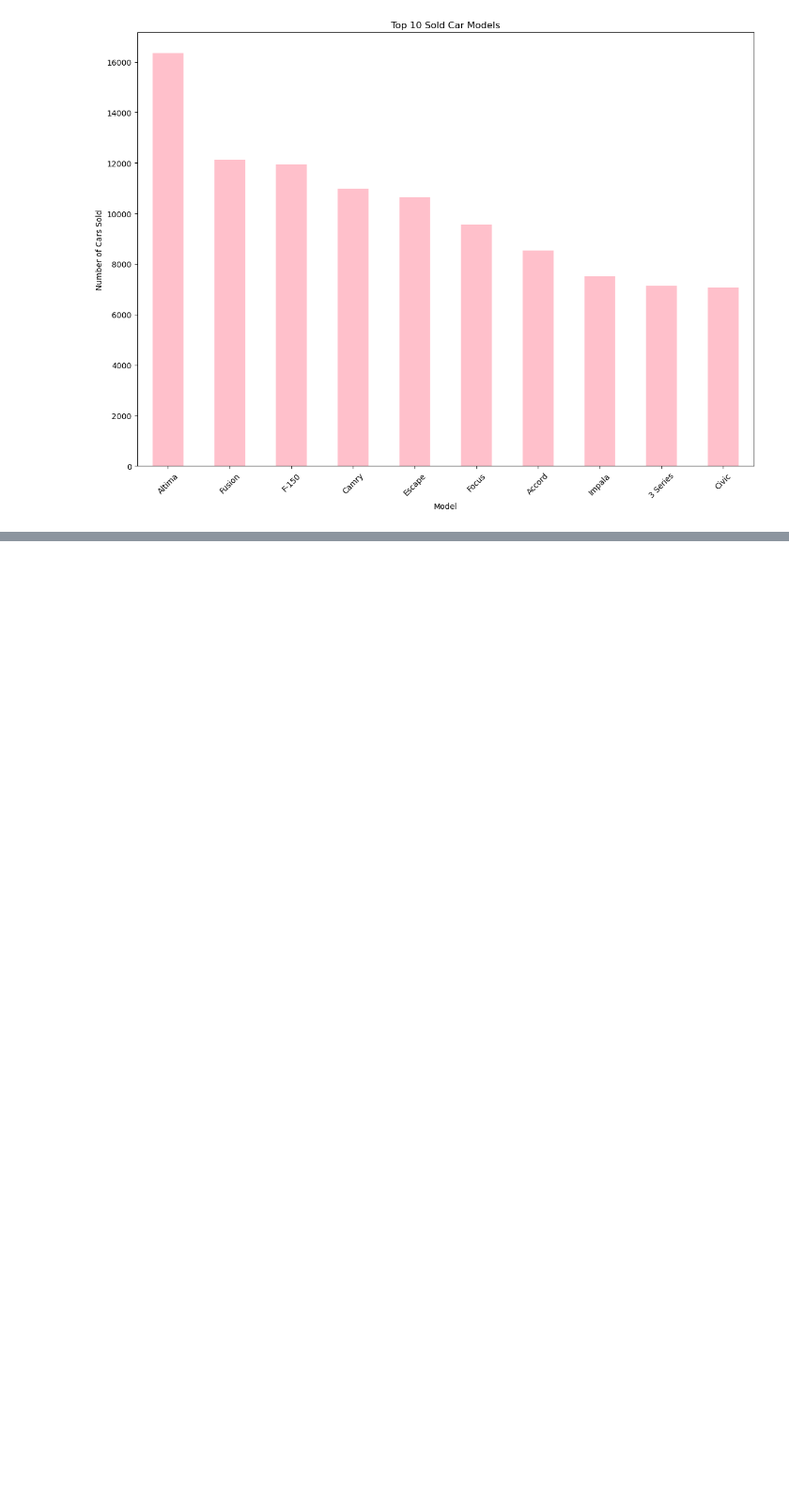
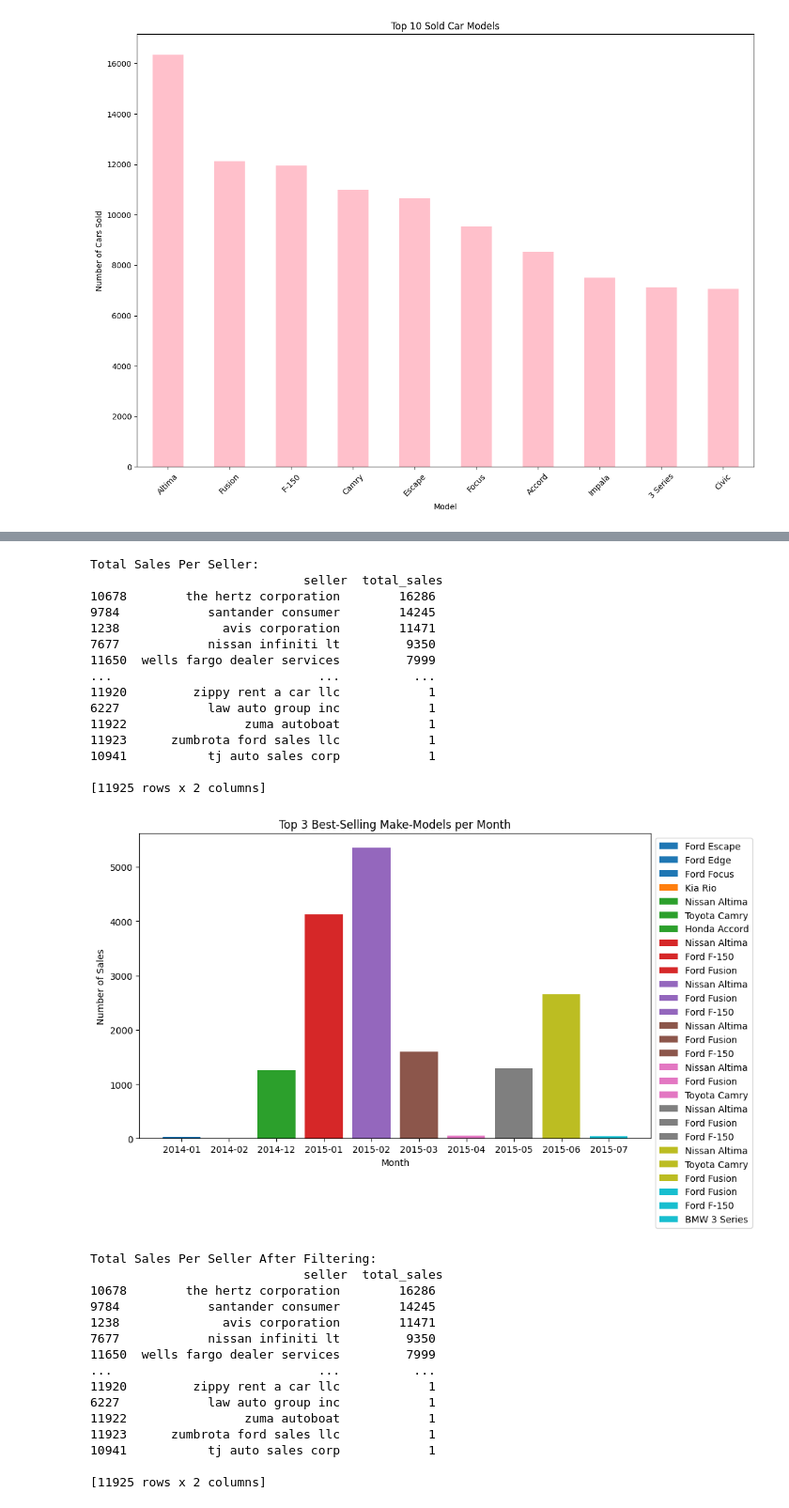
Before and after one commit to VicentePina7210/Car-Auction-Data-Analysis-Project, a Jupyter notebook: notebooks/exploration.ipynb, the cells around one changed output, grey strips where cells are left out. Shown at 94% size. Drawn from its saved outputs; the diff is of its cells as text; code cells hidden in the pictures; blank space fills up the shorter version.

```diff
--- a/notebooks/exploration.ipynb
+++ b/notebooks/exploration.ipynb
@@ -684,0 +803,58 @@ plt.show()
+# %%
+#This is pretty much the same code but I removed two large influences and got the same results
+car_df_filtered_copy = car_df.copy()
+sellers_to_drop = ["ford motor credit company,llc", "nissan-infiniti lt"]
+car_df_filtered = car_df_filtered_copy[~car_df_filtered_copy['seller'].isin(sellers_to_drop)]
+
+#This Calculate total sales per seller
+total_sales_per_seller = car_df_filtered.groupby('seller').size().reset_index(name='total_sales')
+total_sales_per_seller = total_sales_per_seller.sort_values(by='total_sales', ascending=False)
+
+print("Total Sales Per Seller:\n", total_sales_per_seller)
+
+plt.figure(figsize=(10, 6))
+
+#Loop through the top 3 for each month
+for month in top_3_sales['month'].unique():
+    month_data = top_3_sales[top_3_sales['month'] == month]
+    plt.bar(month_data['month'].astype(str), month_data['sales'], label=month_data['make_model'].values)
+
+plt.xlabel('Month')
+plt.ylabel('Number of Sales')
+plt.title('Top 3 Best-Selling Make-Models per Month')
+plt.legend(loc='upper left', bbox_to_anchor=(1, 1))
+plt.show()
+
+print("Total Sales Per Seller After Filtering:\n", total_sales_per_seller)
+# %% [output]
+Total Sales Per Seller:
+                             seller  total_sales
+10678        the hertz corporation        16286
+9784            santander consumer        14245
+1238              avis corporation        11471
+7677            nissan infiniti lt         9350
+11650  wells fargo dealer services         7999
+...                            ...          ...
+11920         zippy rent a car llc            1
+6227            law auto group inc            1
+11922                zuma autoboat            1
+11923      zumbrota ford sales llc            1
+10941           tj auto sales corp            1
+
+[11925 rows x 2 columns]
+[figure, added]
+Total Sales Per Seller After Filtering:
+                             seller  total_sales
+10678        the hertz corporation        16286
+9784            santander consumer        14245
+1238              avis corporation        11471
+7677            nissan infiniti lt         9350
+11650  wells fargo dealer services         7999
+...                            ...          ...
+11920         zippy rent a car llc            1
+6227            law auto group inc            1
+11922                zuma autoboat            1
+11923      zumbrota ford sales llc            1
+10941           tj auto sales corp            1
+
+[11925 rows x 2 columns]
```
Also changed, not shown: parts of 31 cells of this notebook.
